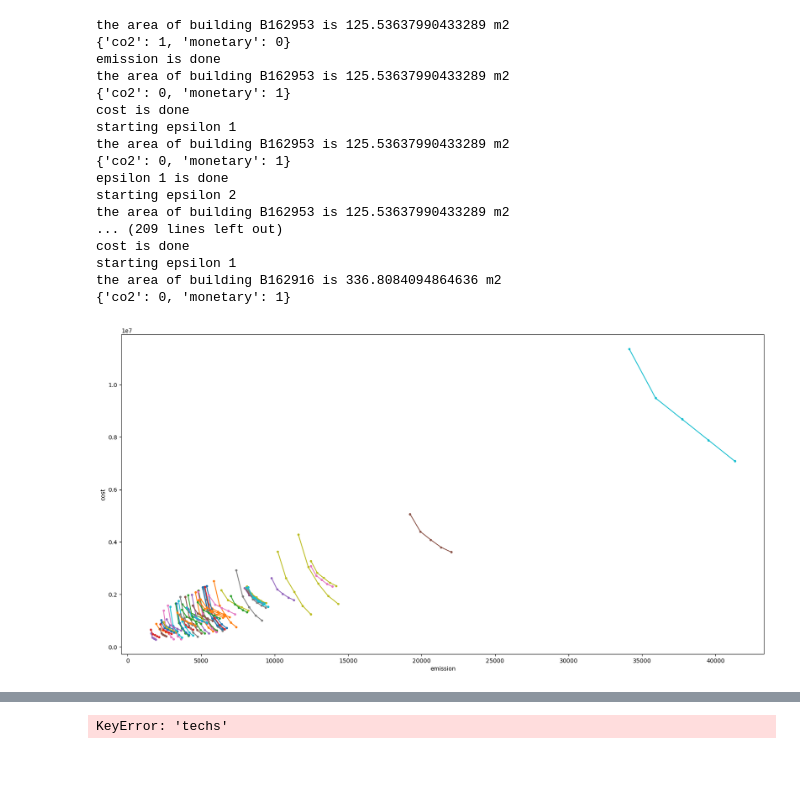
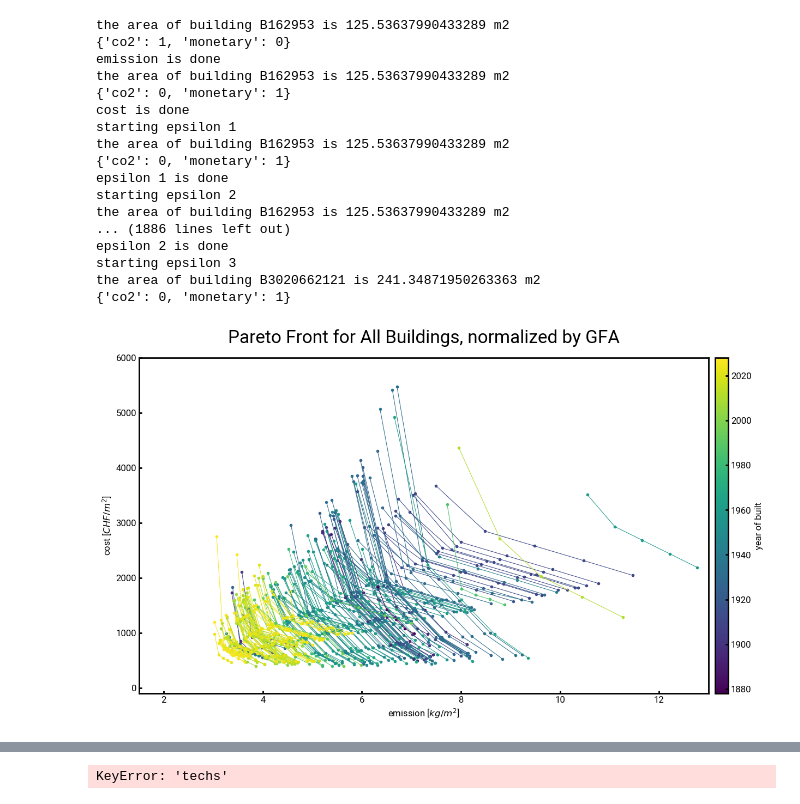
Before and after one commit to yiqiaowang-arch/calliope_optimization, a Jupyter notebook: optimization_calliope_plot8_singlebuilding.ipynb, the cells around one changed output, grey strips where cells are left out. Saved outputs shown, nothing was run; the diff lists cells and outputs as text; code cells hidden in the pictures; blank space fills up the shorter version.

```diff
--- a/optimization_calliope_plot8_singlebuilding.ipynb
+++ b/optimization_calliope_plot8_singlebuilding.ipynb
@@ -194,11 +196,17 @@ def get_pareto_front(epsilon:int, building_name, building_scenario_folder, yaml_
 # %%
 scenario_folder = r'C:\Users\wangy\OneDrive\ETHY2FW\IDP_Personal\CEA\2050 w3'
 zone_gdf = gpd.read_file(scenario_folder+r'\inputs\building-geometry\zone.shp')
+zone_gdf.index = zone_gdf['Name']
 # create a new df using only the columns we need
 zone_df = pd.DataFrame()
 zone_df['Name'] = zone_gdf['Name']
 zone_df.index = zone_df['Name']
 # delete the Name column in zone_df
 zone_df = zone_df.drop(columns='Name')
+typology_gdf = gpd.read_file(scenario_folder+r'\inputs\building-properties\typology.dbf')
+typology_gdf.index = typology_gdf['Name']
+zone_df = pd.concat([zone_df, typology_gdf['YEAR'], ], axis=1)
 # %%
 zone_gdf['area'] = zone_gdf['geometry'].area
+zone_df = pd.concat([zone_df, zone_gdf['area'], zone_gdf['floors_ag']], axis=1)
+zone_df.dtypes
@@ -238,7 +252,7 @@ building_list = []
 # check if building's name is already stored in subfolder result_per_building; if not, add it to the list
 for index, row in zone_df.iterrows():
     building_name = index
-    if building_name+'_pareto.csv' not in os.listdir('./result_pareto'):
+    if building_name+'_pareto.csv' not in os.listdir('./result_pareto_2'):
         building_list.append(building_name)
     else:
         print(building_name+' is already done')
@@ -267,7 +263,6 @@ test_building_list = [
                       ]
 # %%
 # iterate through the zone_df get pareto front for each building and store output in a dictionary
-dict_pareto = {}
 for idx, row in zone_df.iterrows():
     # if building already in building_list, skip it
     if idx not in building_list:
@@ -289,12 +284,11 @@ for idx, row in zone_df.iterrows():
 
     # if building is not in district heating area, skip it
     df_pareto = get_pareto_front(epsilon=3, building_name=idx, building_scenario_folder=scenario_folder,
-                                                 yaml_path='./data/technology/techs_plot8.yml', store_folder='./result_site_specific_2',
+                                                 yaml_path='./data/technology/techs_plot8.yml', store_folder='./result_pareto_2',
                                                  building_status=zone_df.loc[idx], flatten_spikes=True, flatten_percentile=0.98,
                                                  to_lp=False, to_yaml=False)
-    dict_pareto[idx] = df_pareto
     # save the df_pareto as csv
-    df_pareto.to_csv('./result_pareto/'+idx+'_pareto.csv')
+    df_pareto.to_csv('./result_pareto_2/'+idx+'_pareto.csv')
     del df_pareto
     print(idx+' is done')
     # clean up the rest of the memory
@@ -312,27 +306,45 @@ the area of building B162953 is 125.53637990433289 m2
 epsilon 1 is done
 starting epsilon 2
 the area of building B162953 is 125.53637990433289 m2
-... (209 lines left out)
-cost is done
-starting epsilon 1
-the area of building B162916 is 336.8084094864636 m2
+... (1886 lines left out)
+epsilon 2 is done
+starting epsilon 3
+the area of building B3020662121 is 241.34871950263363 m2
 {'co2': 0, 'monetary': 1}
 # %%
 # read all csv files in the subfolder, for every building, and plot the pareto front into one figure
+# normalize the building year
+import matplotlib.colors as mcolors
+from matplotlib.colorbar import ColorbarBase
+
+year_min = zone_df['YEAR'].min()
+year_max = zone_df['YEAR'].max()
+year_norm = mcolors.Normalize(vmin=year_min, vmax=year_max)
+colormap = plt.cm.get_cmap('viridis')
 for file in os.listdir('./result_pareto'):
     if not file.endswith('.csv'):
         continue
     df_pareto = pd.read_csv('./result_pareto/'+file, index_col=0)
-    plt.plot(df_pareto['emission'], df_pareto['cost'], label=file[:-10], marker='.')
+    # find the building area
+    building_area = zone_df.loc[file[:-11], 'area'] * zone_df.loc[file[:-11], 'floors_ag']
+    # plot the pareto front, and matching the curve's color in colormap by building's year
+    building_year = zone_df.loc[file[:-11], 'YEAR']
+    building_color = colormap(year_norm(building_year))
+    plt.plot(df_pareto['emission']/building_area, df_pareto['cost']/building_area, label=file[:-10], marker='.', color=building_color, linewidth=0.75)
 
-plt.ylabel('cost [CHF]')
-plt.xlabel('emission [kg]')
-plt.title('pareto front for all buildings')
-plt.xlim(-200, 16000)
-plt.ylim(1e5, 0.5e6)
-
+plt.ylabel('cost [$CHF/m^2$]')
+plt.xlabel('emission [$kg/m^2$]')
+plt.title('Pareto Front for All Buildings, normalized by GFA', fontsize=24)
+plt.xlim(1.5, 13)
+plt.ylim(-100, 6000)
+# create a colorbar next to the plot, with the same height as the plot box
+cax = plt.axes([0.96, 0.11, 0.02, 0.77])
+cbar = ColorbarBase(cax, cmap=colormap, norm=year_norm)
+# label the building year on the left of the colorbar
+cbar.ax.set_ylabel('year of built')
+plt.savefig(r'C:\Users\wangy\OneDrive\ETHY2FW\IDP_Personal\week2\Group Work\Graphics\ParetoFront.png', dpi=300)
 plt.show()
 # %% [output]
-[figure, old version]
+[figure, new version]
 # %%
 # calculate pareto front slopes for all buildings, basically the slope between the first and last point
```
Also changed, not shown: parts of 20 cells of this notebook, 2 other files.
